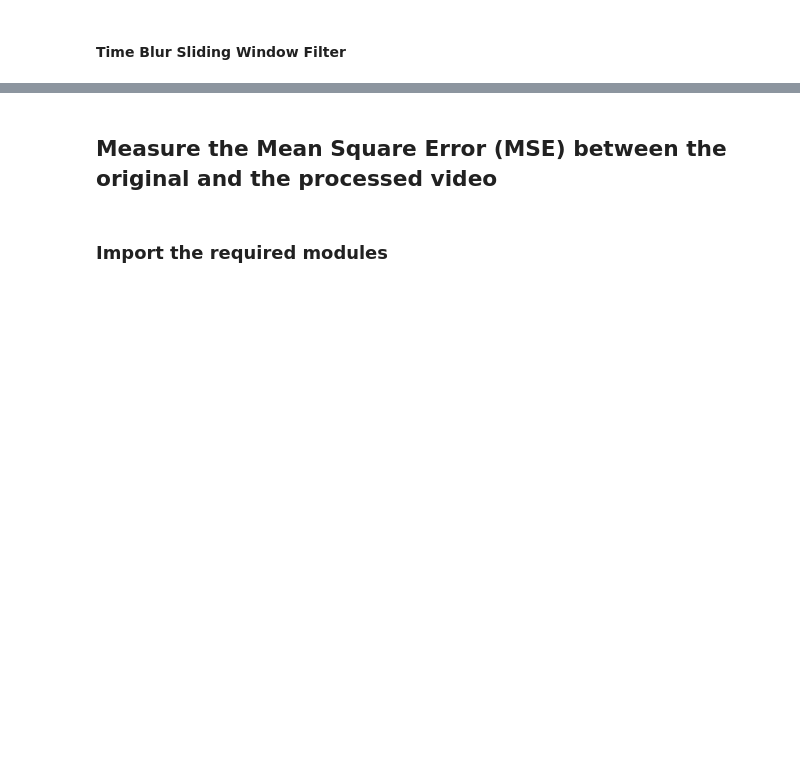
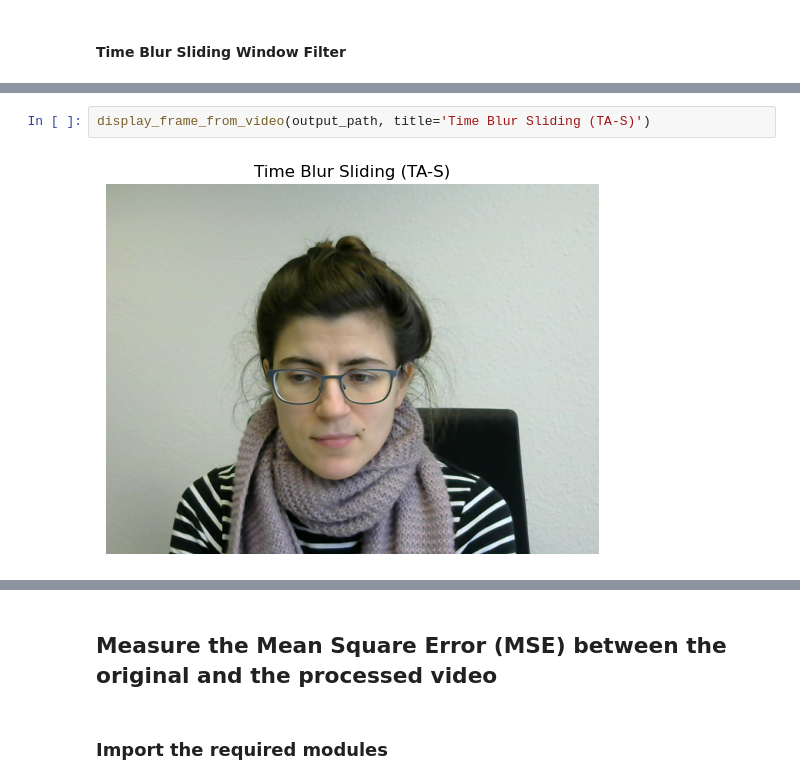
Before and after one commit to saksham2001/rPPG-removal, a Jupyter notebook: pyRemoval_Demo.ipynb, the cells around one changed output, grey strips where cells are left out. Drawn from its saved outputs; the diff is of its cells as text; blank space fills up the shorter version.

```diff
--- a/pyRemoval_Demo.ipynb
+++ b/pyRemoval_Demo.ipynb
@@ -47,0 +116,4 @@ To create a new filter add the function to pyRemoval/processing/filters.py file,
+# %%
+display_frame_from_video(output_path, title='Time Blur Sliding (TA-S)')
+# %% [output]
+[figure, added]
```
Also changed, not shown: parts of 43 cells of this notebook, 2 other files.
